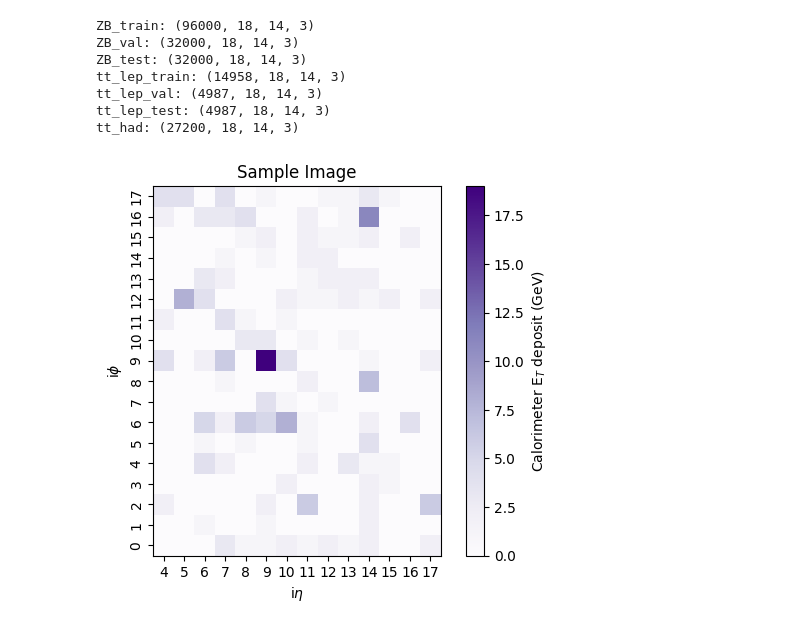
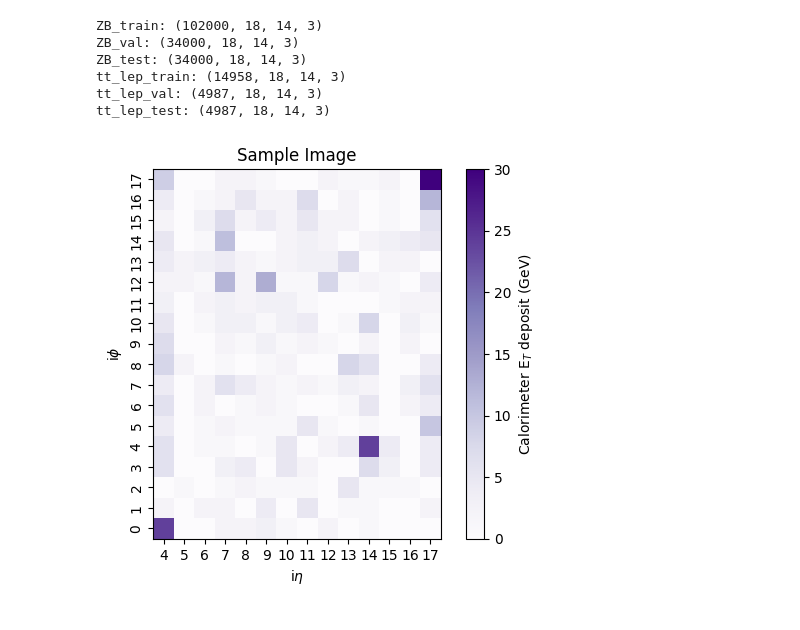
Before and after one commit to ligerlac/cicada-hacking, a Jupyter notebook: train-teacher.ipynb, the cells around one changed output. Cells and saved outputs as stored; diff of their text form; code cells hidden in the pictures.

```diff
--- a/train-teacher.ipynb
+++ b/train-teacher.ipynb
@@ -10,19 +10,18 @@ for key, value in data.items():
     print(f"{key}: {value.shape}")
 
 # use only the first channel (ET)
-X_train, X_val, X_test = data["ZB_train"][:, :, :, 0], data["ZB_val"][:, :, :, 0], data["ZB_test"][:, :, :, 0]
+ZB_train, ZB_val, ZB_test = data["ZB_train"][:, :, :, 0], data["ZB_val"][:, :, :, 0], data["ZB_test"][:, :, :, 0]
 # %% [output]
-ZB_train: (96000, 18, 14, 3)
-ZB_val: (32000, 18, 14, 3)
-ZB_test: (32000, 18, 14, 3)
+ZB_train: (102000, 18, 14, 3)
+ZB_val: (34000, 18, 14, 3)
+ZB_test: (34000, 18, 14, 3)
 tt_lep_train: (14958, 18, 14, 3)
 tt_lep_val: (4987, 18, 14, 3)
 tt_lep_test: (4987, 18, 14, 3)
-tt_had: (27200, 18, 14, 3)
 # %%
-plot_image(X_train[3400, :, :], "Sample Image")
+plot_image(ZB_train[42, :, :], "Sample Image")
 # %% [output]
-[figure, old version]
+[figure, new version]
 # %%
 # train a convolutional autoencoder only on inliers
 from tensorflow.keras.models import Model
```
Also changed, not shown: parts of 6 cells of this notebook, 1 other file.
